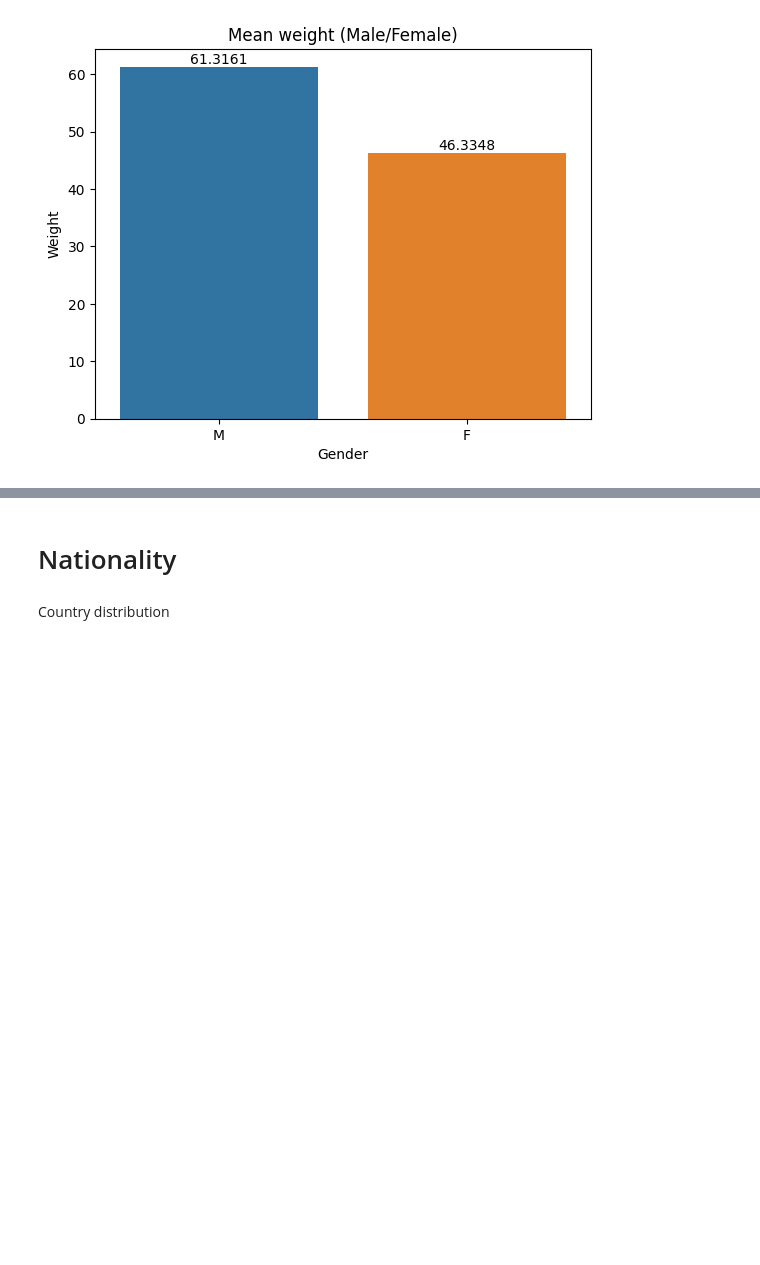
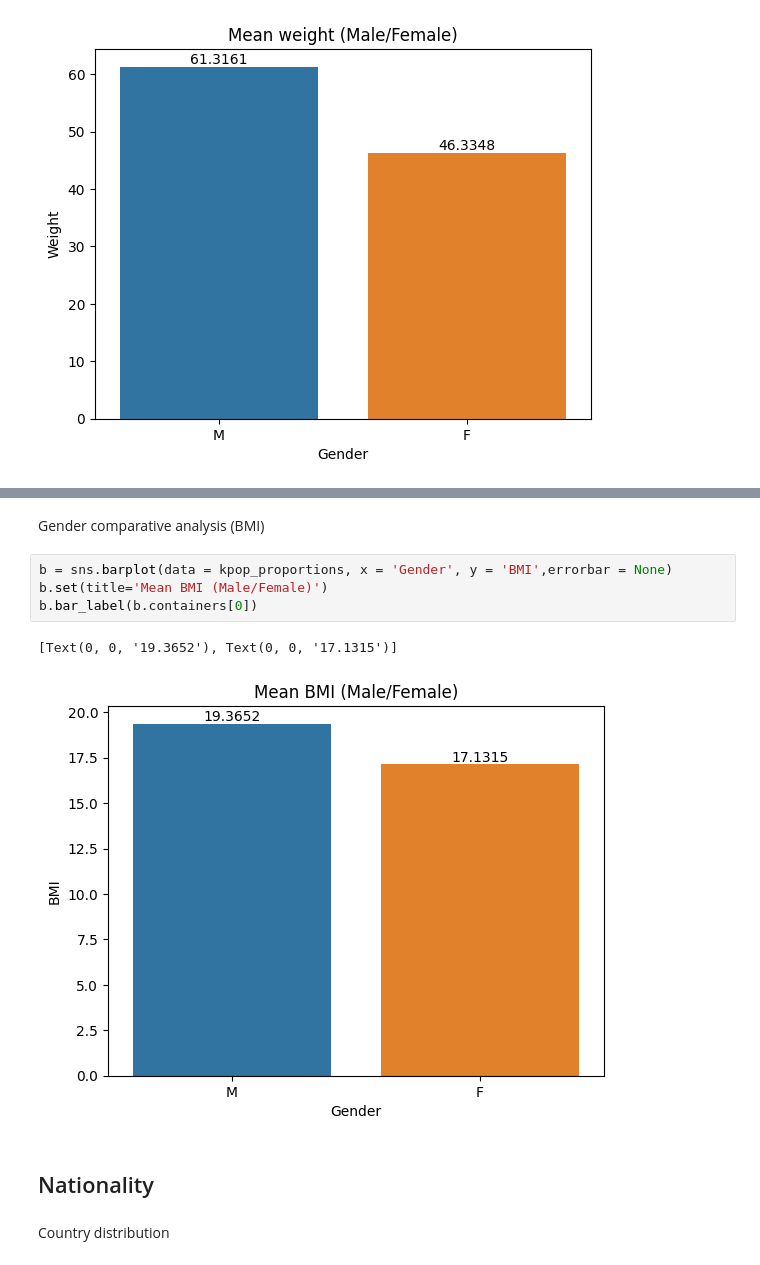
Before and after one commit to SidneyDang/Kpop-idol-analysis, a Jupyter notebook: kpop_idol_analysis.ipynb, the cells around one changed output, grey strips where cells are left out. Cells and saved outputs as stored; diff of their text form; blank space fills up the shorter version.

```diff
--- a/kpop_idol_analysis.ipynb
+++ b/kpop_idol_analysis.ipynb
@@ -150,5 +162,14 @@ w.bar_label(w.containers[0])
+# %% [markdown]
+Gender comparative analysis (BMI)
+# %%
+b = sns.barplot(data = kpop_proportions, x = 'Gender', y = 'BMI',errorbar = None)
+b.set(title='Mean BMI (Male/Female)')
+b.bar_label(b.containers[0])
+# %% [output]
+[Text(0, 0, '19.3652'), Text(0, 0, '17.1315')]
+[figure, added]
 # %% [markdown]
-# Nationality
+## Nationality
 # %% [markdown]
 Country distribution
 # %%
```
Also changed, not shown: parts of 10 cells of this notebook.
